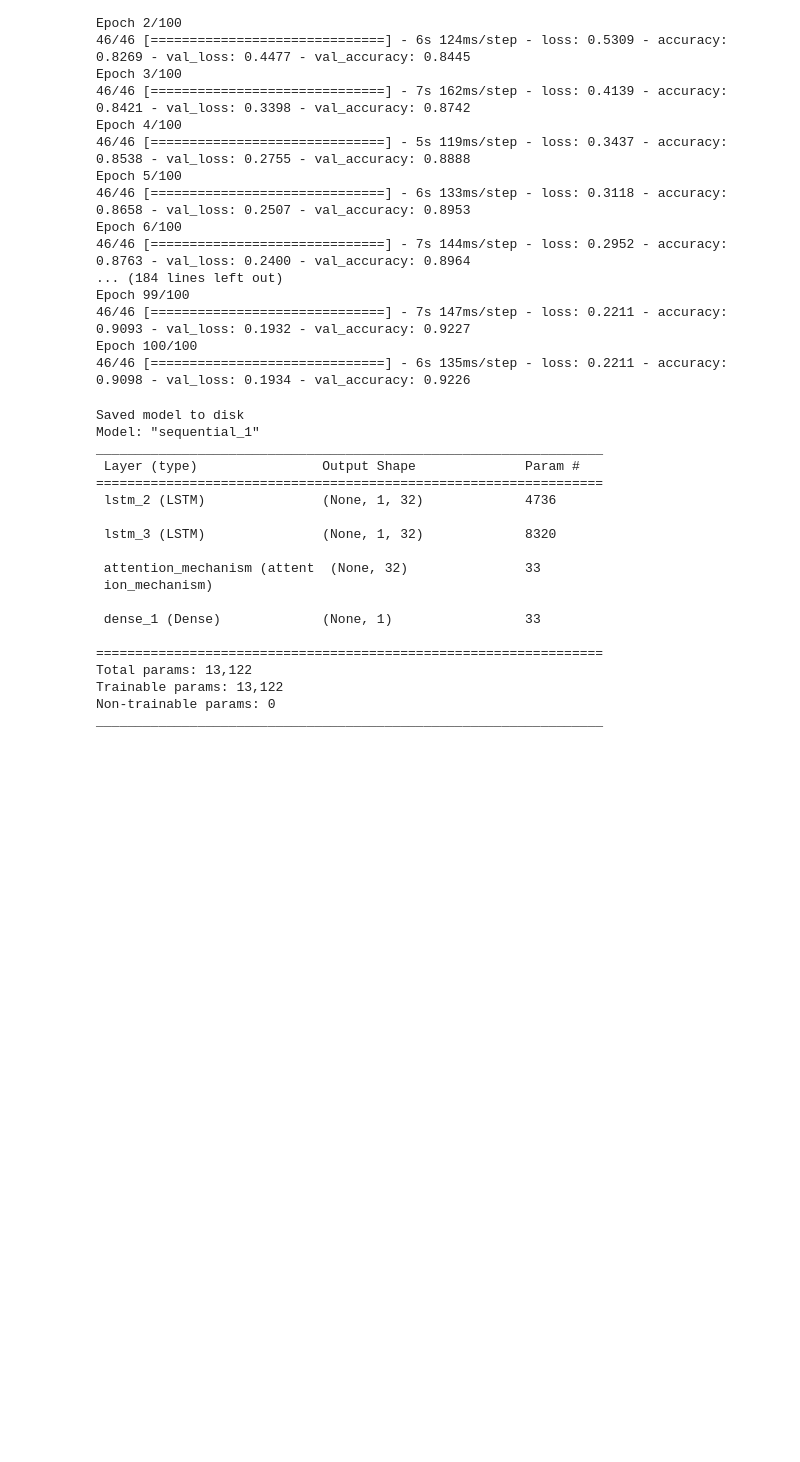
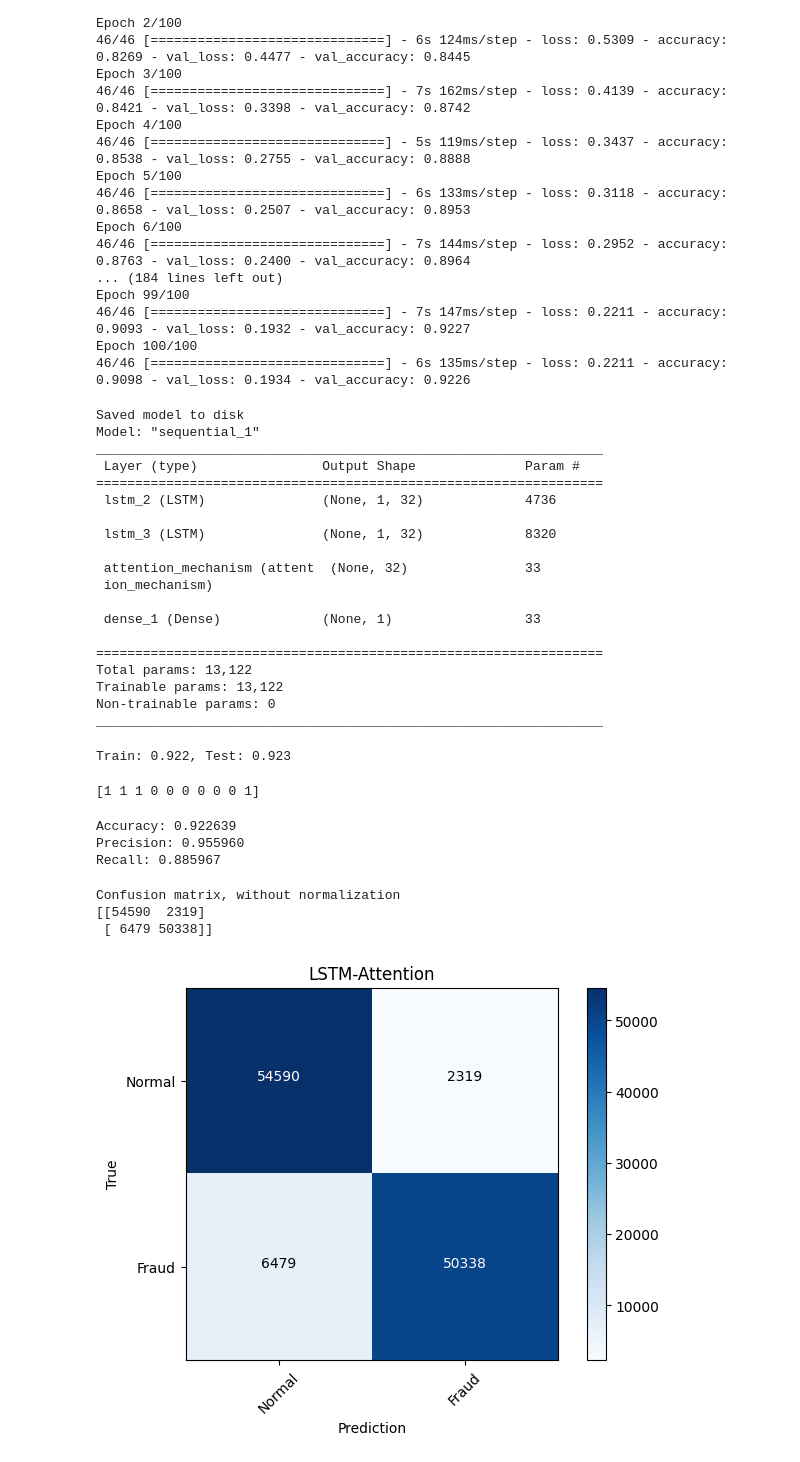
Before and after one commit to yal521/DSCI441-machine-learning-project, a Jupyter notebook: DSCI_441_final_project.ipynb, the cells around one changed output. Drawn from its saved outputs; the diff is of its cells as text; code cells hidden in the pictures; blank space fills up the shorter version.

Commit message:
LSTM model with attention mechanism layer evaluation

```diff
--- a/DSCI_441_final_project.ipynb
+++ b/DSCI_441_final_project.ipynb
@@ -402,3 +402,52 @@ Total params: 13,122
 Trainable params: 13,122
 Non-trainable params: 0
 _________________________________________________________________
+# %%
+# LSTM model with attention mechanism layer evaluation
+_, acc_train1 = model1.evaluate(train_LSTM_X, train_LSTM_y, verbose=0)
+_, acc_test1 = model1.evaluate(val_LSTM_X, val_LSTM_y, verbose=0)
+print('Train: %.3f, Test: %.3f' % (acc_train1, acc_test1))
+# %% [output]
+Train: 0.922, Test: 0.923
+# %%
+# predict probabilities for test set
+yt_probs1 = model1.predict(val_LSTM_X, verbose=0)
+# reduce to 1d array
+yt_probs1 = yt_probs1[:, 0]
+# %%
+# Set threshold for decision boundary
+threshold = 0.5
+
+# Convert predicted probabilities to class labels using the threshold
+yt_predictions1 = (yt_probs1 > threshold).astype(int)
+
+# Print the predicted class labels for the first ten test samples
+print(yt_predictions1[:10])
+# %% [output]
+[1 1 1 0 0 0 0 0 0 1]
+# %%
+# Model evaluation metrics for LSTM with attention mechanism layer
+
+
+# accuracy: (tp + tn) / (p + n)
+accuracy = accuracy_score(val_LSTM_y, yt_predictions1)
+print('Accuracy: %f' % accuracy)
+# precision tp / (tp + fp)
+precision = precision_score(val_LSTM_y, yt_predictions1)
+print('Precision: %f' % precision)
+# recall: tp / (tp + fn)
+recall = recall_score(val_LSTM_y, yt_predictions1)
+print('Recall: %f' % recall)
+# %% [output]
+Accuracy: 0.922639
+Precision: 0.955960
+Recall: 0.885967
+# %%
+mt1 = confusion_matrix(y_true=val_LSTM_y, y_pred=yt_predictions1)
+# %%
+confusion_matrix_graph(mt=mt1, classes=labels, title='LSTM-Attention', normalize=False)
+# %% [output]
+Confusion matrix, without normalization
+[[54590  2319]
+ [ 6479 50338]]
+[figure, added]
```
Also changed, not shown: parts of 1 cell of this notebook.
